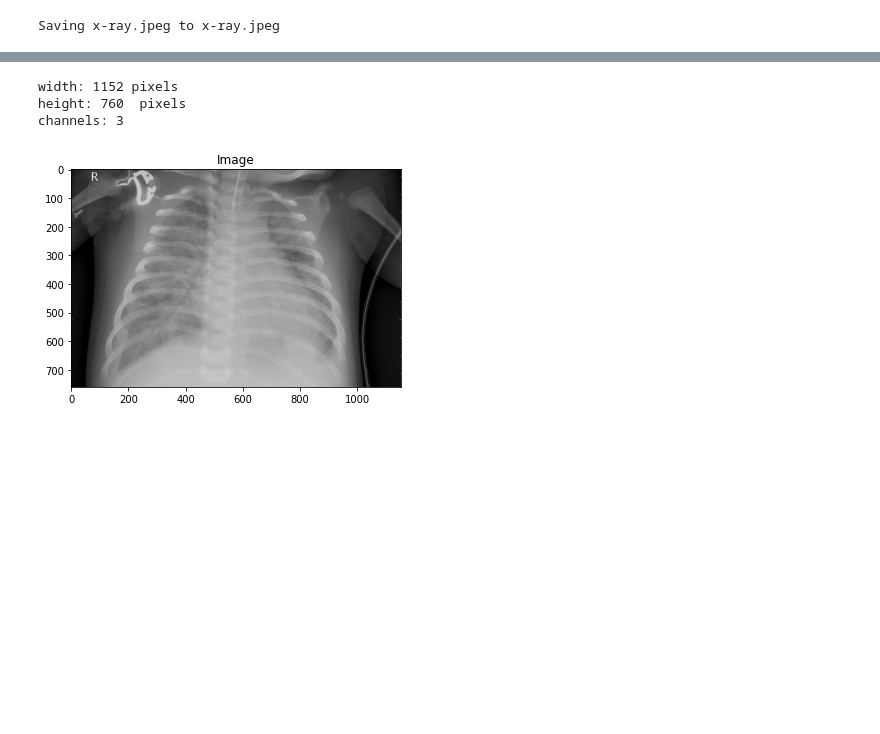
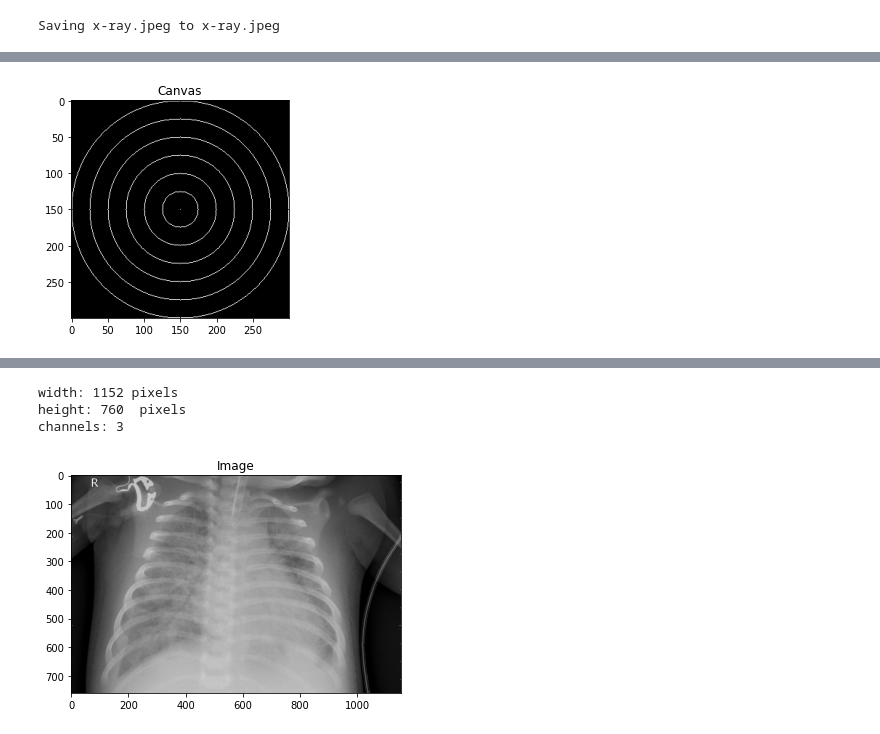
Before and after one commit to wpwwahyu/TKC_FinalProject, a Jupyter notebook: OpenCV.ipynb, the cells around one changed output, grey strips where cells are left out. Saved outputs shown, nothing was run; the diff lists cells and outputs as text; code cells hidden in the pictures; blank space fills up the shorter version.

```diff
--- a/OpenCV.ipynb
+++ b/OpenCV.ipynb
@@ -80,0 +147,17 @@ plt_imshow("Darker", subtracted)
+# %%
+# re-initialize our canvas as an empty array, then compute the
+# center (x, y)-coordinates of the canvas
+canvas = np.zeros((300, 300, 3), dtype="uint8")
+(centerX, centerY) = (canvas.shape[1] // 2, canvas.shape[0] // 2)
+white = (255, 255, 255)
+
+# loop over increasing radii, from 25 pixels to 150 pixels in 25
+# pixel increments
+for r in range(0, 175, 25):
+	# draw a white circle with the current radius size
+	cv2.circle(canvas, (centerX, centerY), r, white)
+
+# show our work of art
+plt_imshow("Canvas", canvas)
+# %% [output]
+[figure, added]
```
Also changed, not shown: parts of 45 cells of this notebook.
